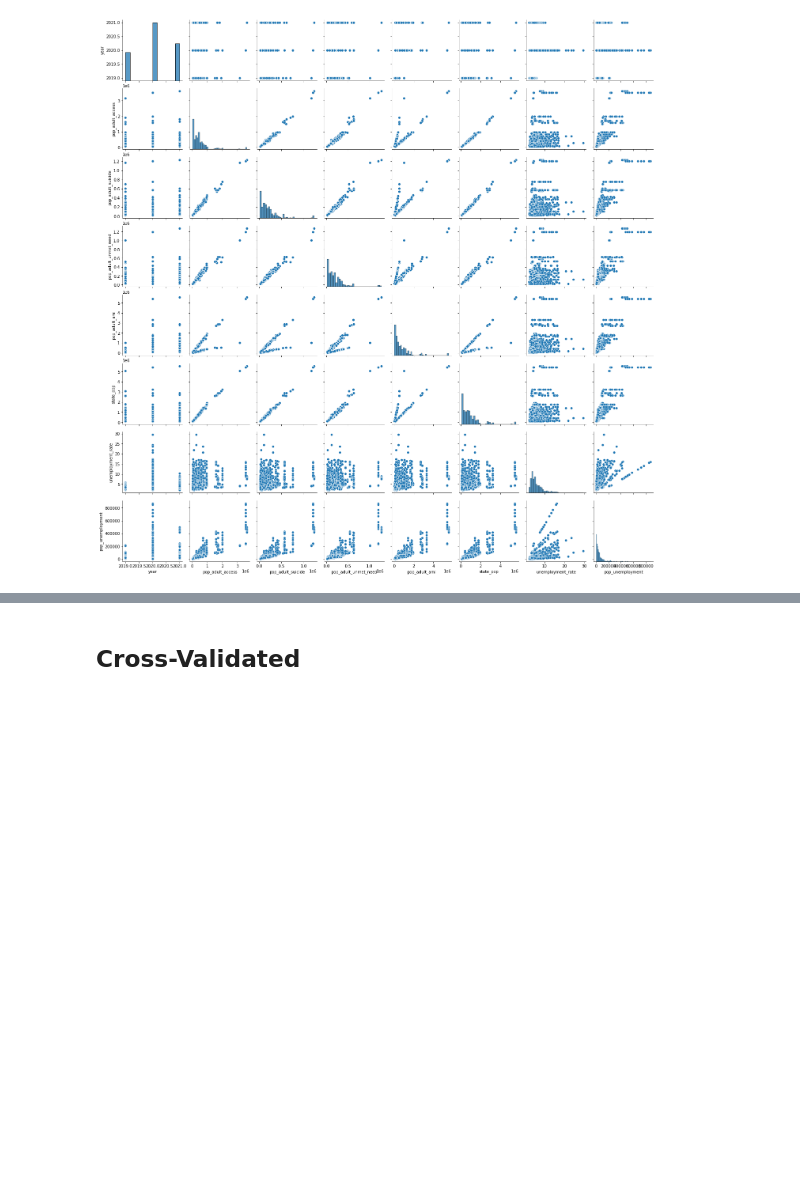
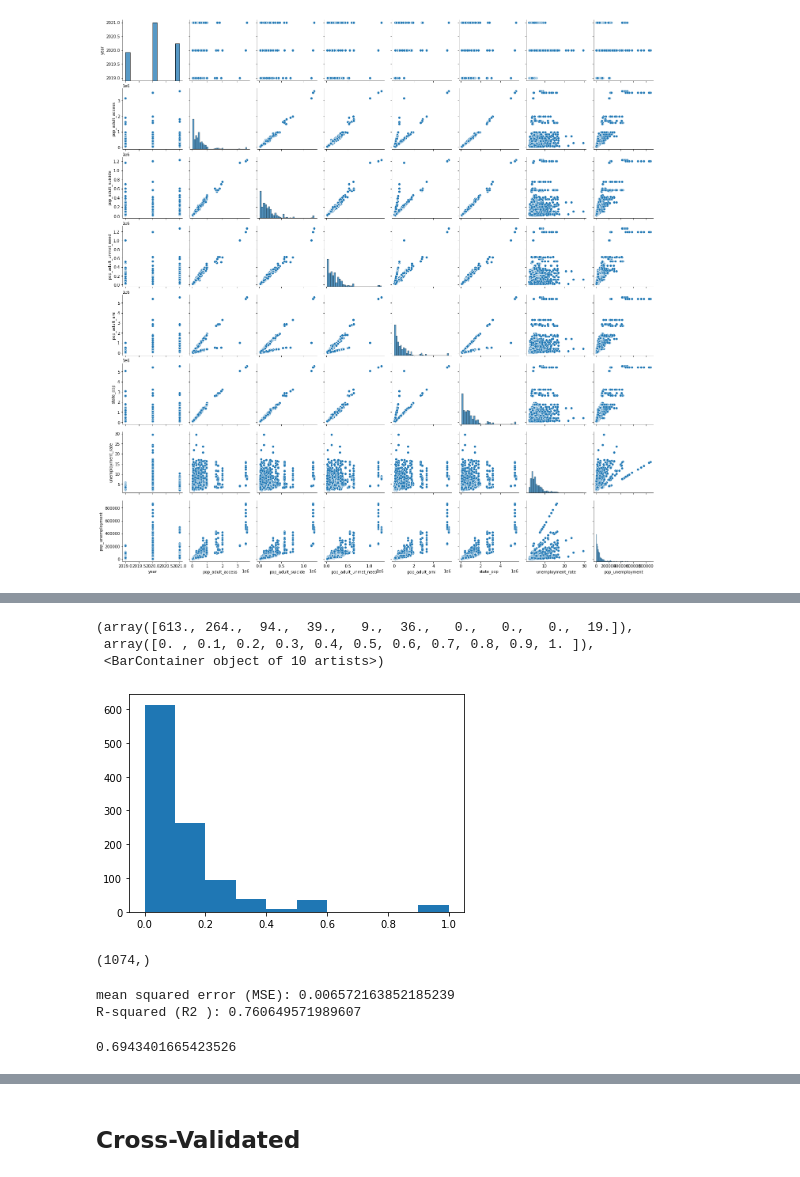
Before and after one commit to NoahToomeyBC/project-vu, a Jupyter notebook: ML_test/ml_data_test.ipynb, the cells around one changed output, grey strips where cells are left out. Cells and saved outputs as stored; diff of their text form; code cells hidden in the pictures; blank space fills up the shorter version.

```diff
--- a/ML_test/ml_data_test.ipynb
+++ b/ML_test/ml_data_test.ipynb
@@ -747,0 +753,9 @@ new_ml_nd.head()
+# %%
+from sklearn import preprocessing
+
+x = new_ml_nd[["pop_adult_ami","pop_unemployment"]].values #returns a numpy array
+min_max_scaler = preprocessing.MinMaxScaler()
+x_scaled = min_max_scaler.fit_transform(x)
+normalized_df = pd.DataFrame(x_scaled)
+normalized_df.columns=["pop_adult_ami","pop_unemployment"]
+normalized_df
@@ -748,3 +776,34 @@ new_ml_nd.head()
+# %%
+plt.hist(normalized_df.pop_adult_ami)
+# %% [output]
+(array([613., 264.,  94.,  39.,   9.,  36.,   0.,   0.,   0.,  19.]),
+ array([0. , 0.1, 0.2, 0.3, 0.4, 0.5, 0.6, 0.7, 0.8, 0.9, 1. ]),
+ <BarContainer object of 10 artists>)
+[figure, added]
+# %%
+X_2 = normalized_df.pop_unemployment.values.reshape(-1, 1)
+y_2= normalized_df.pop_adult_ami
+model_2 = LinearRegression()
+model_2.fit(X_2, y_2)
+y_pred_2 = model_2.predict(X_2)
+print(y_pred_2.shape)
+# %% [output]
+(1074,)
+# %%
+mse_2 = mean_squared_error(y_2, y_pred_2)
+r3 = r2_score(y_2, y_pred_2)
+
+print(f"mean squared error (MSE): {mse_2}")
+print(f"R-squared (R2 ): {r3}")
+# %% [output]
+mean squared error (MSE): 0.006572163852185239
+R-squared (R2 ): 0.760649571989607
+# %%
+X_train, X_test, y_train, y_test = train_test_split(X_2, y_2, random_state=2)
+model_2.fit(X_train, y_train)
+model_2.score(X_test, y_test)
+# %% [output]
+0.6943401665423526
 # %%
 # new_region_df_20.pop_unemployment,new_region_df_20.pop_adult_ami
 ami_model = ols("pop_adult_ami ~ pop_unemployment", data=new_region_df_20).fit()
```
Also changed, not shown: parts of 16 cells of this notebook, 2 other files.
